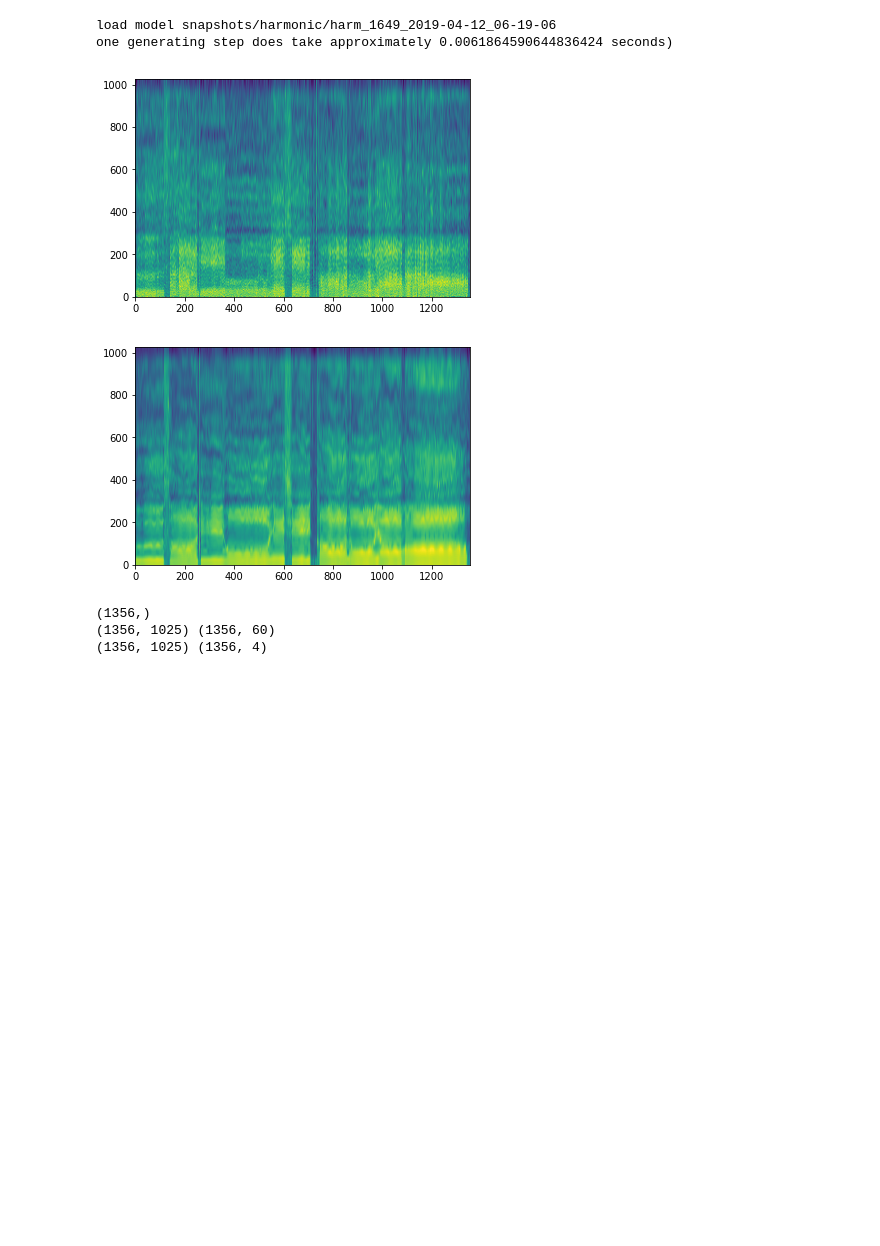
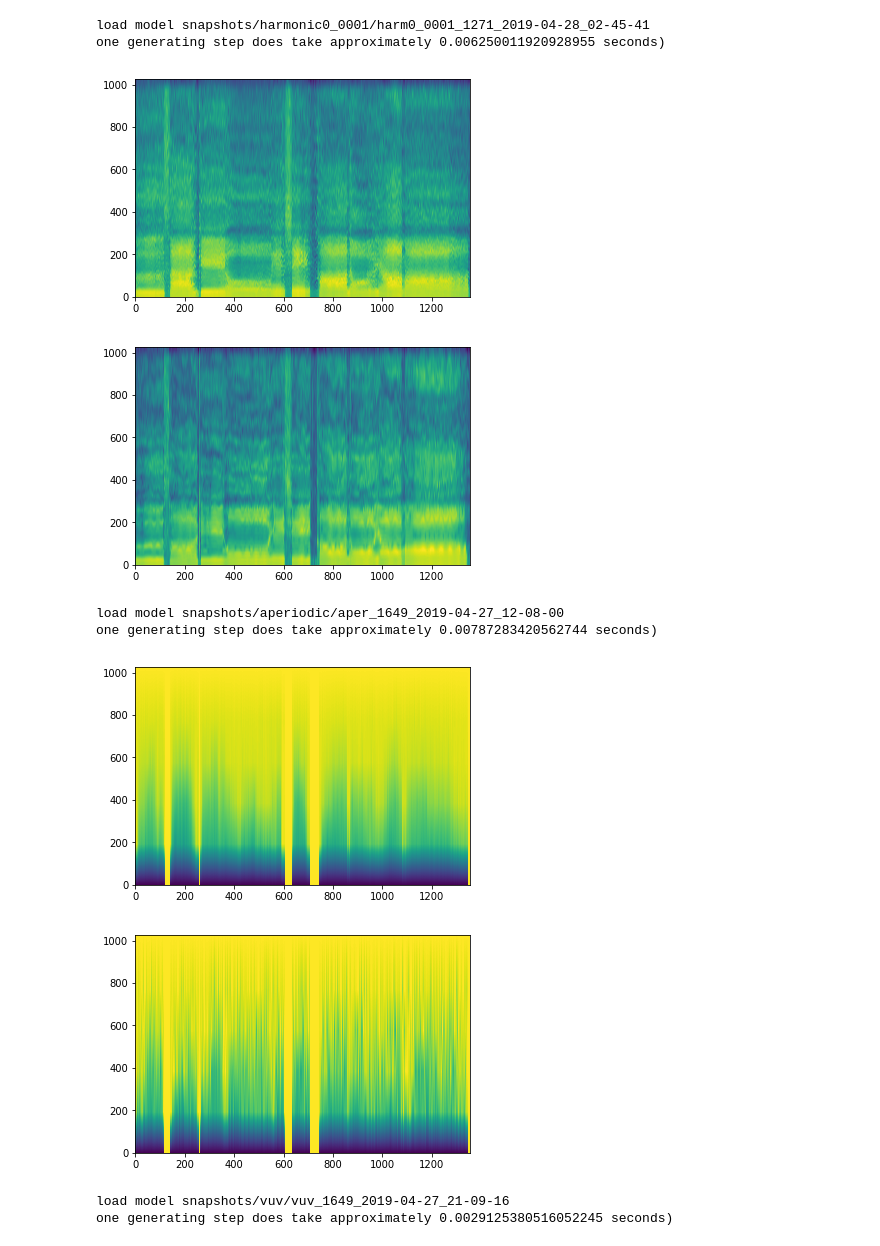
Before and after one commit to seaniezhao/torch_npss, a Jupyter notebook: inference.ipynb, the cells around one changed output. Cells and saved outputs as stored; diff of their text form; code cells hidden in the pictures; blank space fills up the shorter version.

```diff
--- a/inference.ipynb
+++ b/inference.ipynb
@@ -7,6 +7,7 @@ import matplotlib.pyplot as plt
 import numpy as np
 import soundfile as sf
 import librosa
+from data.data_util import decode_harmonic
 
 fft_size = 2048
 
@@ -16,7 +17,7 @@ def load_latest_model_from(mtype, location):
     newest_file = max(files, key=os.path.getctime)
     # debug
 #     if mtype == 0:
-#         newest_file = 'snapshots/harmonic/harm_217_2019-04-08_06-19-08'
+#         newest_file = 'snapshots/harmonic/harm_382_2019-04-26_16-17-10'
     # else:
     #     newest_file = '/home/sean/pythonProj/torch_npss/snapshots/aperiodic/ap_server1649'
 
@@ -42,7 +43,7 @@ def load_timbre(path, m_type, mx, mn):
     load_t = np.load(path).astype(np.double)
 
     load_t = load_t * (mx - mn) + mn
-    decode_sp = pw.decode_spectral_envelope(load_t, 32000, fft_size)
+    decode_sp = decode_harmonic(load_t, fft_size)
     if m_type == 1:
         decode_sp = pw.decode_aperiodicity(load_t, 32000, fft_size)
 
@@ -51,7 +52,7 @@ def load_timbre(path, m_type, mx, mn):
 
 #  type 0:harmonic, 1:aperiodic,
 def generate_timbre(m_type, mx, mn, condition, cat_input=None, init_input=None):
-    model_path = 'snapshots/harmonic'
+    model_path = 'snapshots/harmonic0_0001'
     if m_type == 1:
         model_path = 'snapshots/aperiodic'
     model = load_latest_model_from(m_type, model_path)
@@ -60,7 +61,7 @@ def generate_timbre(m_type, mx, mn, condition, cat_input=None, init_input=None):
 
     decode_sp = None
     if m_type == 0:
-        decode_sp = pw.decode_spectral_envelope(sample, 32000, fft_size)
+        decode_sp = decode_harmonic(sample, fft_size)
     elif m_type == 1:
         decode_sp = pw.decode_aperiodicity(sample, 32000, fft_size)
 
@@ -140,52 +141,55 @@ def process_wav(wav_path):
 # %%
     [sp_min, sp_max, ap_min, ap_max] = np.load('data/timbre_model/min_max_record.npy')
     condi = get_condition()
     #cat_input = get_ap_cat()
     #fist_input = get_first_input()
     sp, raw_sp = generate_timbre(0, sp_max, sp_min, condi, None, None)
 
     plt.imshow(np.log(np.transpose(sp)), aspect='auto', origin='bottom', interpolation='none')
     plt.show()
 
     sp1 = load_timbre('data/timbre_model/test/sp/nitech_jp_song070_f001_040_0_sp.npy', 0, sp_max, sp_min)
 
     plt.imshow(np.log(np.transpose(sp1)), aspect='auto', origin='bottom', interpolation='none')
     plt.show()
 ####################################################################################################
-#     ap, raw_ap = generate_timbre(1, ap_max, ap_min, condi, raw_sp, None)
+    ap, raw_ap = generate_timbre(1, ap_max, ap_min, condi, raw_sp, None)
 
-#     plt.imshow(np.log(np.transpose(ap)), aspect='auto', origin='bottom', interpolation='none')
-#     plt.show()
+    plt.imshow(np.log(np.transpose(ap)), aspect='auto', origin='bottom', interpolation='none')
+    plt.show()
 
-#     ap1 = load_timbre('data/timbre_model/test/ap/nitech_jp_song070_f001_040_0_ap.npy', 1, ap_max, ap_min)
+    ap1 = load_timbre('data/timbre_model/test/ap/nitech_jp_song070_f001_040_0_ap.npy', 1, ap_max, ap_min)
 
-#     plt.imshow(np.log(np.transpose(ap1)), aspect='auto', origin='bottom', interpolation='none')
-#     plt.show()
+    plt.imshow(np.log(np.transpose(ap1)), aspect='auto', origin='bottom', interpolation='none')
+    plt.show()
 
 #########################################################################################################
     # vuv_cat = get_vuv_cat()
-    # # gen_cat = torch.cat((raw_ap, raw_sp), 0)
-    #
-    # vuv = generate_vuv(condi, vuv_cat)
-    # plt.plot(vuv)
-    # plt.show()
-    #
-    # vuv1 = np.load('data/timbre_model/test/vuv/nitech_jp_song070_f001_040_vuv.npy')
-    # plt.plot(vuv1)
-    # plt.show()
+    gen_cat = torch.cat((raw_ap, raw_sp), 0)
+
+    vuv = generate_vuv(condi, gen_cat)
+    plt.plot(vuv)
+    plt.show()
+
+    vuv1 = np.load('data/timbre_model/test/vuv/nitech_jp_song070_f001_040_0_vuv.npy')
+    plt.plot(vuv1)
+    plt.show()
 
     path = 'data/cut_raw/nitech_jp_song070_f001_040_0.raw'
     _f0, _sp, _ap = process_wav(path)
     # 合成原始语音
-    synthesized = pw.synthesize(_f0, sp1, _ap, 32000, pw.default_frame_period)
+    synthesized = pw.synthesize(_f0*vuv, sp, ap, 32000, pw.default_frame_period)
     # 1.输出原始语音
-    sf.write('./data/gen_wav/origin'
+    sf.write('./data/gen_wav/test400_ap_0_0001'
              '.wav', synthesized, 32000)
 # %% [output]
-load model snapshots/harmonic/harm_1649_2019-04-12_06-19-06
-one generating step does take approximately 0.0061864590644836424 seconds)
+load model snapshots/harmonic0_0001/harm0_0001_1271_2019-04-28_02-45-41
+one generating step does take approximately 0.006250011920928955 seconds)
-[figure, old version]
+[figure, new version]
 [figure]
-(1356,)
-(1356, 1025) (1356, 60)
-(1356, 1025) (1356, 4)
+load model snapshots/aperiodic/aper_1649_2019-04-27_12-08-00
+one generating step does take approximately 0.00787283420562744 seconds)
+[figure, added]
+[figure, added]
+load model snapshots/vuv/vuv_1649_2019-04-27_21-09-16
+one generating step does take approximately 0.0029125380516052245 seconds)
```
Also changed, not shown: parts of 1 cell of this notebook, 3 other files.
